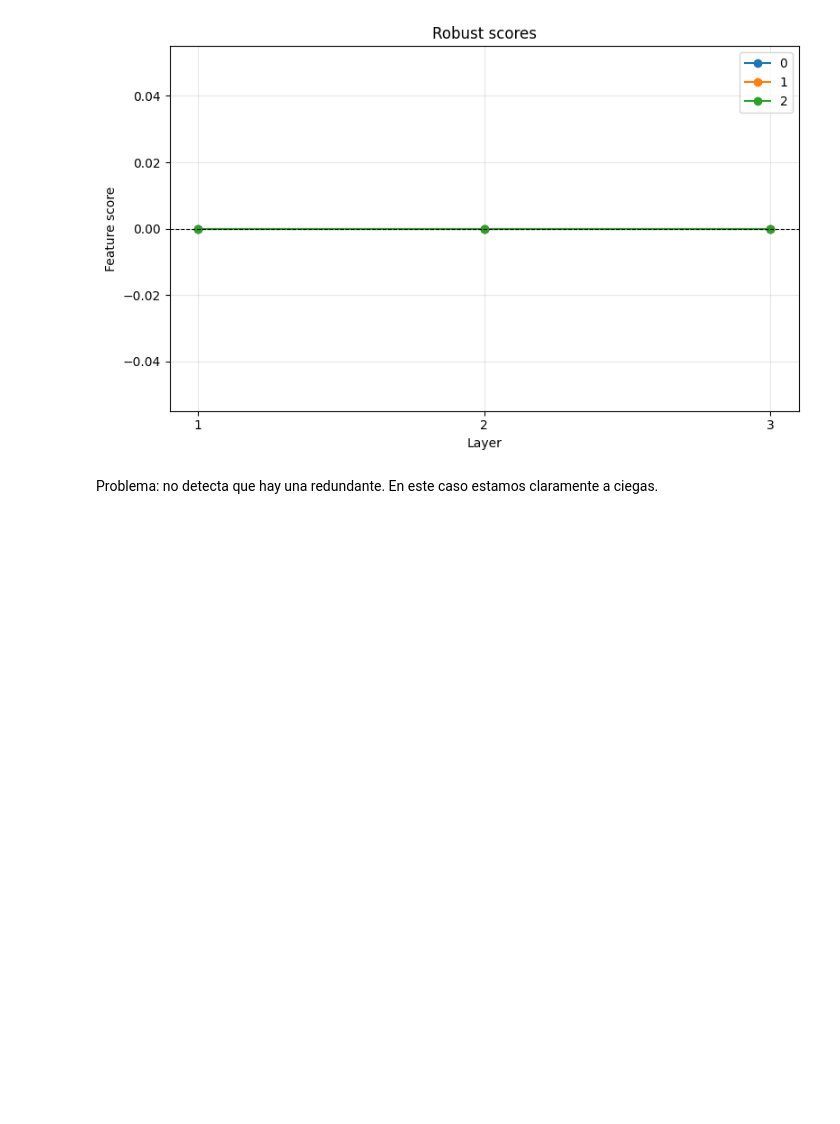
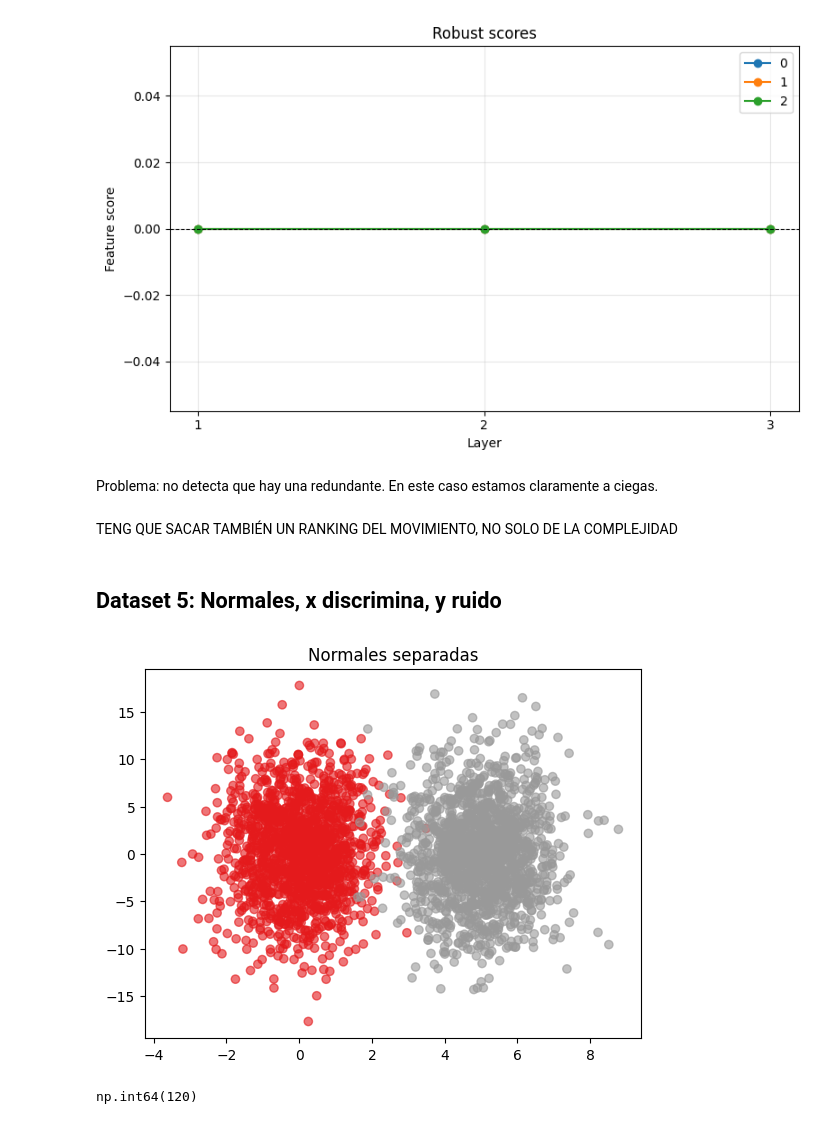
Before and after one commit to carmenlancho/FeatureSelection_Complexity, a Jupyter notebook: Notebooks/TrackingCentroides_Hostility.ipynb, the cells around one changed output. Cells and saved outputs as stored; diff of their text form; code cells hidden in the pictures; blank space fills up the shorter version.

Commit message:
Primeros resultado. Error detectado: falta sacar movimiento centroides

```diff
--- a/Notebooks/TrackingCentroides_Hostility.ipynb
+++ b/Notebooks/TrackingCentroides_Hostility.ipynb
@@ -157,12 +157,14 @@ def make_synthetic_datasets(n_samples=3000, random_state=42):
     datasets["2D_x_relevant"] = pd.DataFrame({"0": x, "1": y, "label": labels})
 
     # --- 5. XOR
-    x = rng.randint(0, 2, size=n_samples)
-    y = rng.randint(0, 2, size=n_samples)
-    labels = (x ^ y)  # XOR
-    datasets["2D_XOR"] = pd.DataFrame({"0": x + rng.normal(0, 0.1, n_samples),
-                                       "1": y + rng.normal(0, 0.1, n_samples),
-                                       "label": labels})
+    # Generamos puntos en [-4,4]×[-4,4]
+    x = rng.uniform(low=-4, high=4, size=(400,2))
+    # Etiquetas XOR
+    sx = (x[:,0] > 0).astype(int)
+    sy = (x[:,1] > 0).astype(int)
+    # XOR clásico
+    y = np.bitwise_xor(sx, sy)
+    datasets["2D_XOR"] = pd.DataFrame({"0": x[:,0],"1": x[:,1],"label": y})
 
     # --- 6. 3D con redundancia (z = x)
     X, l = make_blobs(n_samples=n_samples, centers=[(0,0),(5,5)], random_state=rng)
@@ -440,3 +442,26 @@ plot_scores_by_layer(resultados['list_scores_robust'], feature_cols, title="Robu
 [figure]
 # %% [markdown]
 Problema: no detecta que hay una redundante. En este caso estamos claramente a ciegas.
+# %% [markdown]
+TENG QUE SACAR TAMBIÉN UN RANKING DEL MOVIMIENTO, NO SOLO DE LA COMPLEJIDAD
+# %% [markdown]
+## Dataset 5: Normales, x discrimina, y ruido
+# %%
+df = datasets["2D_x_relevant"]
+plt.scatter(df["0"], df["1"], c=df["label"], cmap="Set1", alpha=0.6)
+plt.title("Normales separadas")
+plt.show()
+# %% [output]
+[figure, added]
+# %%
+sigma = 5
+delta = 0.5
+seed = 0
+k_min = 0
+X = df.iloc[:,:-1].to_numpy() # all variables except y
+X = preprocessing.scale(X)
+y = df['label'].to_numpy()
+host_instance_by_layer_df, data_clusters, centroids_dict, results, k_auto = hostility_measure_Centroids(sigma, X, y, delta, k_min, seed=0)
+k_auto
+# %% [output]
+np.int64(120)
```
Also changed, not shown: parts of 15 cells of this notebook.
